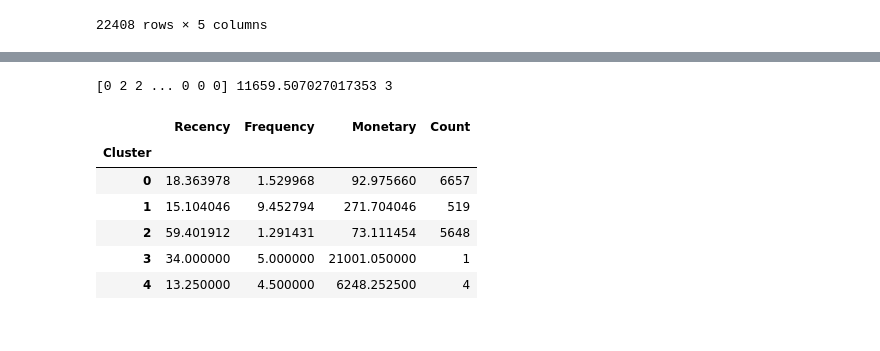
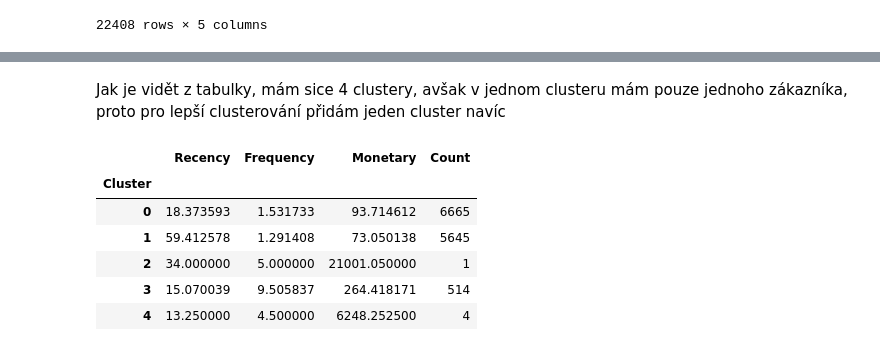
Before and after one commit to zidcenek/BI-VZD-2019-zidcenek, a Jupyter notebook: 03/homework_03_B191.ipynb, the cells around one changed output, grey strips where cells are left out. Saved outputs shown, nothing was run; the diff lists cells and outputs as text; code cells hidden in the pictures.

```diff
--- a/03/homework_03_B191.ipynb
+++ b/03/homework_03_B191.ipynb
@@ -293,0 +325,5 @@ k_means(rfm_bonus_normalized)
+# %%
+kmeans = KMeans(n_clusters=4, random_state = 1)
+kmeans.fit(rfm_bonus_normalized)
+result1 = rfm_bonus
+result1['Cluster'] = kmeans.labels_
@@ -294,24 +345,23 @@ k_means(rfm_bonus_normalized)
+# %% [markdown]
+Jak je vidět z tabulky, mám sice 4 clustery, avšak v jednom clusteru mám pouze jednoho zákazníka, proto pro  lepší clusterování přidám jeden cluster navíc
 # %%
 kmeans = KMeans(n_clusters=5, random_state = 1)
 kmeans.fit(rfm_bonus_normalized)
-kmeans
-print(kmeans.labels_, kmeans.inertia_, kmeans.n_iter_)
-rfm_bonus['Cluster'] = kmeans.labels_
+result2 = rfm_bonus
+result2['Cluster'] = kmeans.labels_
-# %% [output]
-[0 2 2 ... 0 0 0] 11659.507027017353 3
 # %%
 # funguje pouze od pandas verze 25.0 (pro nižší verze viz níže)
-rfm_bonus.groupby('Cluster').agg(
+result2.groupby('Cluster').agg(
     Recency=pd.NamedAgg(column='Recency', aggfunc=np.mean),
     Frequency=pd.NamedAgg(column='Frequency', aggfunc=np.mean),
     Monetary=pd.NamedAgg(column='Monetary', aggfunc=np.mean),
     Count=pd.NamedAgg(column='Recency', aggfunc=np.size)
 )
 # %% [output]
 |  | Recency | Frequency | Monetary | Count |
 | Cluster |  |  |  |  |
-| 0 | 18.363978 | 1.529968 | 92.975660 | 6657 |
-| 1 | 15.104046 | 9.452794 | 271.704046 | 519 |
-| 2 | 59.401912 | 1.291431 | 73.111454 | 5648 |
-| 3 | 34.000000 | 5.000000 | 21001.050000 | 1 |
+| 0 | 18.373593 | 1.531733 | 93.714612 | 6665 |
+| 1 | 59.412578 | 1.291408 | 73.050138 | 5645 |
+| 2 | 34.000000 | 5.000000 | 21001.050000 | 1 |
+| 3 | 15.070039 | 9.505837 | 264.418171 | 514 |
 | 4 | 13.250000 | 4.500000 | 6248.252500 | 4 |
```
Also changed, not shown: parts of 20 cells of this notebook.
